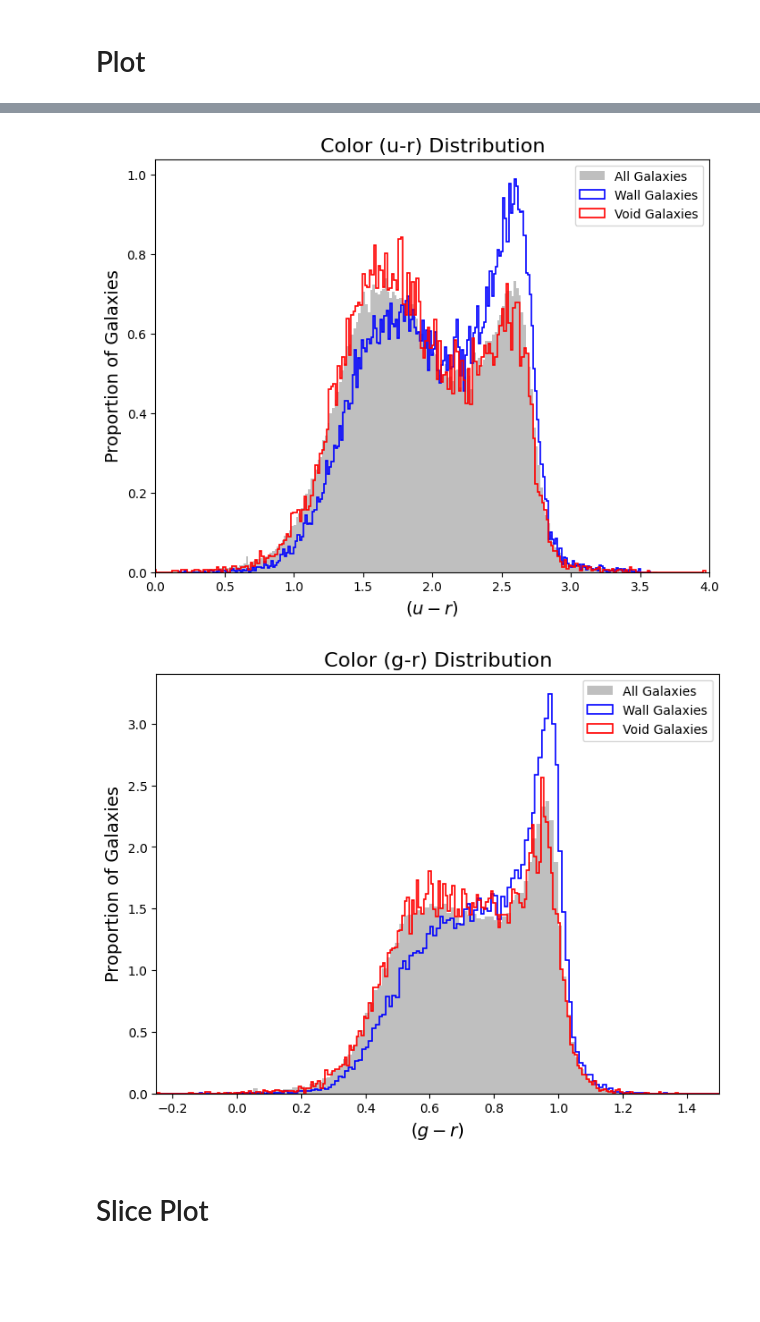
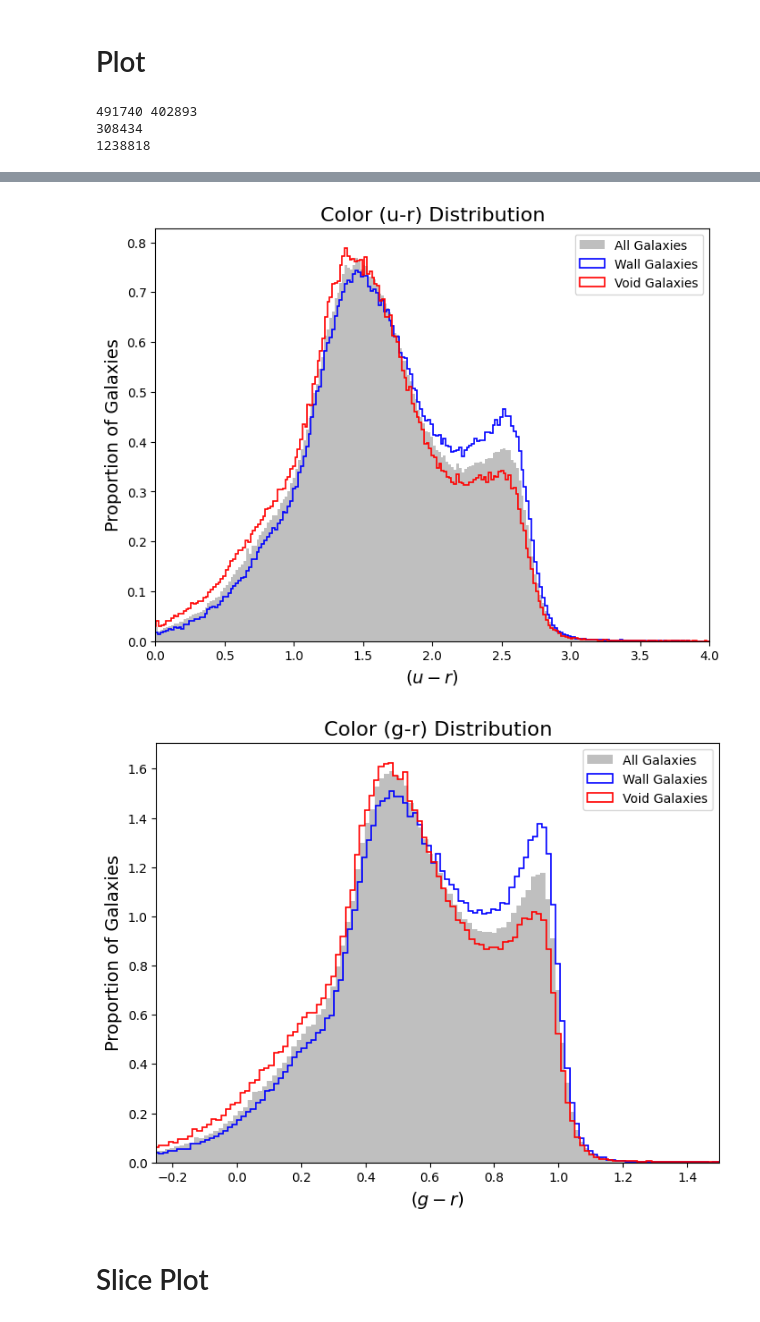
Before and after one commit to DESI-UR/bff, a Jupyter notebook: Classify Galaxies.ipynb, the cells around one changed output, grey strips where cells are left out. Saved outputs shown, nothing was run; the diff lists cells and outputs as text; code cells hidden in the pictures; blank space fills up the shorter version.

```diff
--- a/Classify Galaxies.ipynb
+++ b/Classify Galaxies.ipynb
@@ -225,5 +236,9 @@ Out Galaxies (vflag_combined = 9): 103627
 # %% [markdown]
 # Plot
+# %%
+galaxy_file = "classified_galaxies.fits"
+
+galaxies = Table.read(galaxy_file, format='fits')
 # %%
 import matplotlib.pyplot as plt
 
@@ -237,3 +252,12 @@ void_abs_mag_VF = galaxies['ABS_MAG_R'][galaxies['vflag'] == 1]
 void_log_mstar_VF = galaxies['LOG_MSTAR'][galaxies['vflag'] == 1]
 void_color_ur_VF = galaxies['Color_ur'][galaxies['vflag'] == 1]
 void_color_gr_VF = galaxies['Color_gr'][galaxies['vflag'] == 1]
+
+
+print(len(wall_abs_mag_VF),len(void_abs_mag_VF))
+print(len( galaxies['ABS_MAG_R'][galaxies['vflag'] == 2]))
+print(len( galaxies['ABS_MAG_R'][galaxies['vflag'] == 9]))
+# %% [output]
+491740 402893
+308434
+1238818
@@ -245,9 +290,10 @@ void_color_gr_VF = galaxies['Color_gr'][galaxies['vflag'] == 1]
 
 # 1. Absolute Magnitude (M_r)
 plt.figure(figsize=(8, 6))
-plt.hist(galaxies['ABS_MAG_R'], bins=250, density=True, alpha=0.5, color='gray', label='All Galaxies')
-plt.hist(wall_abs_mag_VF, bins=250, density=True, histtype='step', linestyle='solid', linewidth=1.2, color='blue', label='Wall Galaxies')
-plt.hist(void_abs_mag_VF, bins=250, density=True, histtype='step', linestyle='solid', linewidth=1.2, color='red', label='Void Galaxies')
+
+plt.hist(abs_mag_r_total, bins=500, density=True, alpha=0.5, color='gray', label='All Galaxies')
+plt.hist(wall_abs_mag_VF, bins=500, density=True, histtype='step', linestyle='solid', linewidth=1.2, color='blue', label='Wall Galaxies')
+plt.hist(void_abs_mag_VF, bins=500, density=True, histtype='step', linestyle='solid', linewidth=1.2, color='red', label='Void Galaxies')
 
 plt.xlabel(r"$M_r$", fontsize=14)
 plt.ylabel("Proportion of Galaxies", fontsize=14)
@@ -259,9 +305,9 @@ plt.show()
 
 # 2. Stellar Mass (Log M_star)
 plt.figure(figsize=(8, 6))
-plt.hist(galaxies['LOG_MSTAR'], bins=250, density=True, alpha=0.5, color='gray', label='All Galaxies')
-plt.hist(wall_log_mstar_VF, bins=250, density=True, histtype='step', linestyle='solid', linewidth=1.2, color='blue', label='Wall Galaxies')
-plt.hist(void_log_mstar_VF, bins=250, density=True, histtype='step', linestyle='solid', linewidth=1.2, color='red', label='Void Galaxies')
+plt.hist(logmstar_total, bins=500, density=True, alpha=0.5, color='gray', label='All Galaxies')
+plt.hist(wall_log_mstar_VF, bins=500, density=True, histtype='step', linestyle='solid', linewidth=1.2, color='blue', label='Wall Galaxies')
+plt.hist(void_log_mstar_VF, bins=500, density=True, histtype='step', linestyle='solid', linewidth=1.2, color='red', label='Void Galaxies')
 
 plt.xlabel(r"$\log(M_*)$", fontsize=14)
 plt.ylabel("Proportion of Galaxies", fontsize=14)
@@ -272,9 +318,9 @@ plt.show()
 
 # 3. Color (u-r)
 plt.figure(figsize=(8, 6))
-plt.hist(galaxies['Color_ur'], bins=250, density=True, alpha=0.5, color='gray', label='All Galaxies')
-plt.hist(wall_color_ur_VF, bins=250, density=True, histtype='step', linestyle='solid', linewidth=1.2, color='blue', label='Wall Galaxies')
-plt.hist(void_color_ur_VF, bins=250, density=True, histtype='step', linestyle='solid', linewidth=1.2, color='red', label='Void Galaxies')
+plt.hist(ur_total, bins=500, density=True, alpha=0.5, color='gray', label='All Galaxies')
+plt.hist(wall_color_ur_VF, bins=500, density=True, histtype='step', linestyle='solid', linewidth=1.2, color='blue', label='Wall Galaxies')
+plt.hist(void_color_ur_VF, bins=500, density=True, histtype='step', linestyle='solid', linewidth=1.2, color='red', label='Void Galaxies')
 plt.xlim(0,4)
 plt.xlabel(r"$(u-r)$", fontsize=14)
 plt.ylabel("Proportion of Galaxies", fontsize=14)
@@ -285,9 +331,9 @@ plt.show()
 
 # 4. Color (g-r)
 plt.figure(figsize=(8, 6))
-plt.hist(galaxies['Color_gr'], bins=250, density=True, alpha=0.5, color='gray', label='All Galaxies')
-plt.hist(wall_color_gr_VF, bins=250, density=True, histtype='step', linestyle='solid', linewidth=1.2, color='blue', label='Wall Galaxies')
-plt.hist(void_color_gr_VF, bins=250, density=True, histtype='step', linestyle='solid', linewidth=1.2, color='red', label='Void Galaxies')
+plt.hist(gr_total, bins=500, density=True, alpha=0.5, color='gray', label='All Galaxies')
+plt.hist(wall_color_gr_VF, bins=500, density=True, histtype='step', linestyle='solid', linewidth=1.2, color='blue', label='Wall Galaxies')
+plt.hist(void_color_gr_VF, bins=500, density=True, histtype='step', linestyle='solid', linewidth=1.2, color='red', label='Void Galaxies')
 plt.xlim(-0.25,1.5)
 plt.xlabel(r"$(g-r)$", fontsize=14)
 plt.ylabel("Proportion of Galaxies", fontsize=14)
@@ -301,5 +347,5 @@ plt.show()
-[figure, old version]
+[figure, new version]
-[figure, old version]
+[figure, new version]
 # %% [markdown]
 # Slice Plot
 # %%
```
Also changed, not shown: parts of 14 cells of this notebook.
